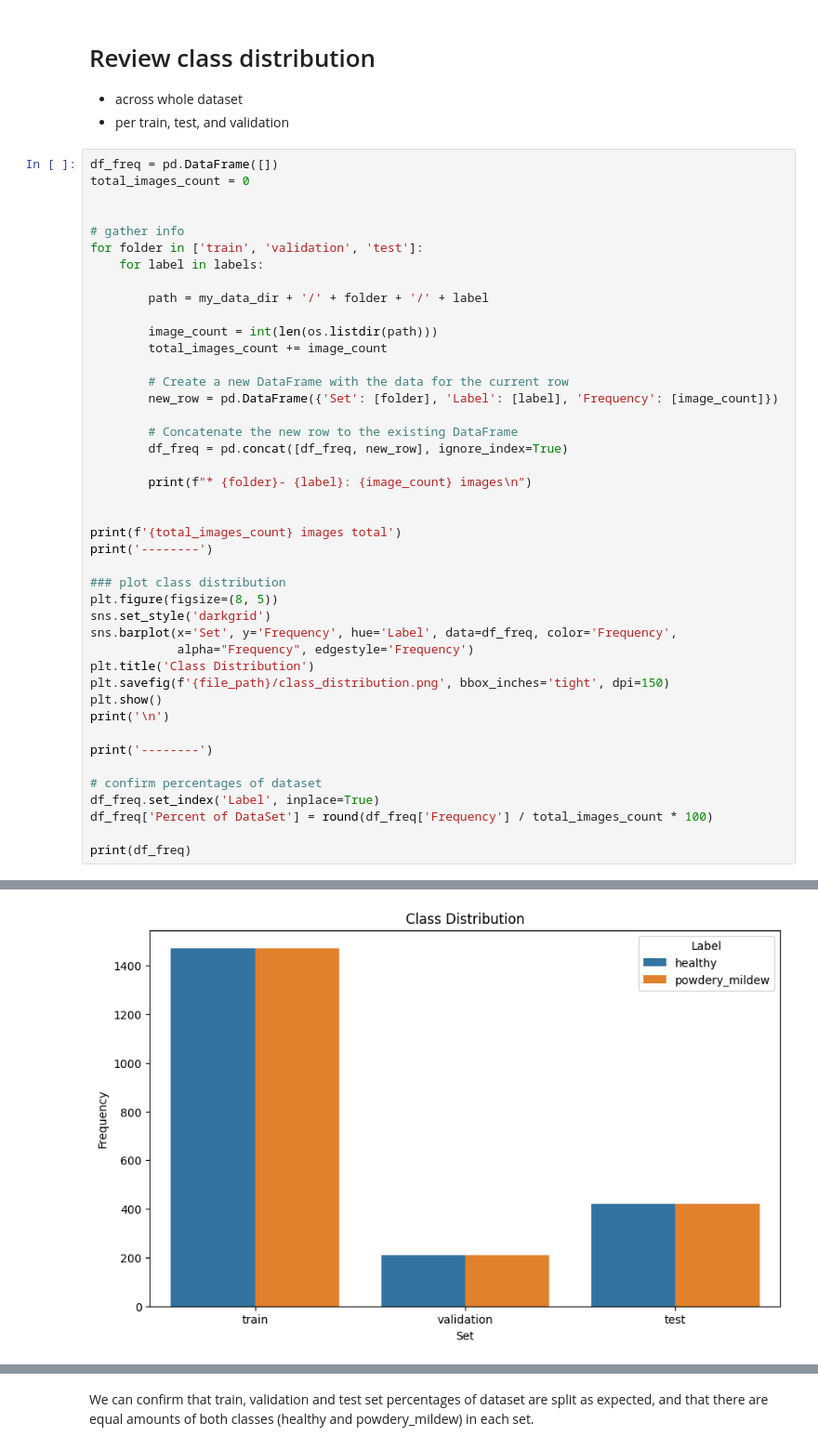
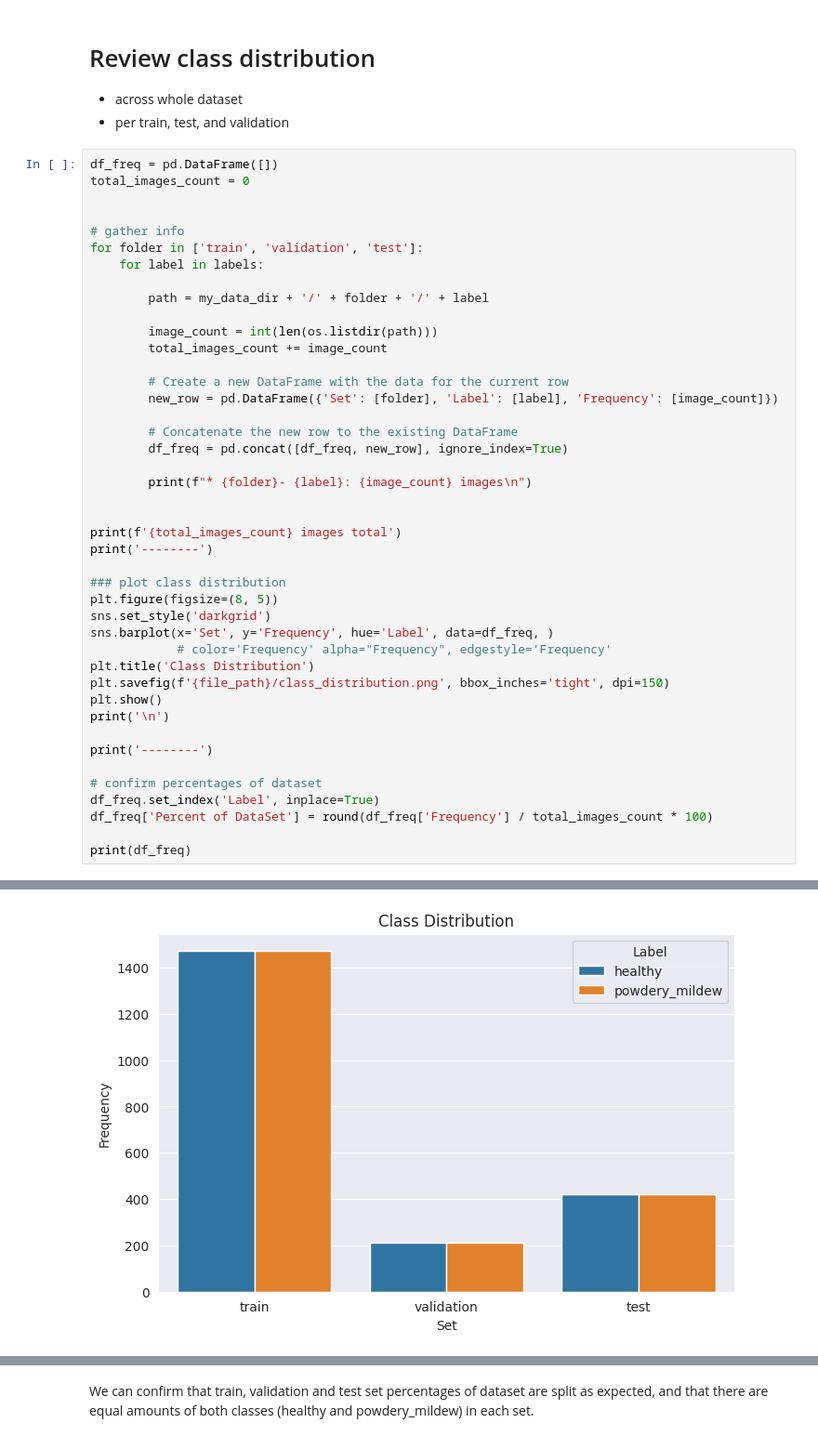
Before and after one commit to RaymondBrien/cherry-ML, a Jupyter notebook: jupyter_notebooks/ColabOnly.ipynb, the cells around one changed output, grey strips where cells are left out. Shown at 93% size. Cells and saved outputs as stored; diff of their text form.

```diff
--- a/jupyter_notebooks/ColabOnly.ipynb
+++ b/jupyter_notebooks/ColabOnly.ipynb
@@ -305,36 +307,36 @@ print('--------')
 ### plot class distribution
 plt.figure(figsize=(8, 5))
 sns.set_style('darkgrid')
-sns.barplot(x='Set', y='Frequency', hue='Label', data=df_freq, color='Frequency',
-            alpha="Frequency", edgestyle='Frequency')
+sns.barplot(x='Set', y='Frequency', hue='Label', data=df_freq, )
+            # color='Frequency' alpha="Frequency", edgestyle='Frequency'
 plt.title('Class Distribution')
 plt.savefig(f'{file_path}/class_distribution.png', bbox_inches='tight', dpi=150)
 plt.show()
 print('\n')
 
 print('--------')
 
 # confirm percentages of dataset
 df_freq.set_index('Label', inplace=True)
 df_freq['Percent of DataSet'] = round(df_freq['Frequency'] / total_images_count * 100)
 
 print(df_freq)
 # %% [output]
 * train- healthy: 1472 images
 
 * train- powdery_mildew: 1472 images
 
 * validation- healthy: 210 images
 
 * validation- powdery_mildew: 210 images
 
 * test- healthy: 422 images
 
 * test- powdery_mildew: 422 images
 
 4208 images total
 --------
-[figure, old version]
+[figure, new version]
 --------
                        Set  Frequency  Percent of DataSet
 Label
```
Also changed, not shown: parts of 24 cells of this notebook.
